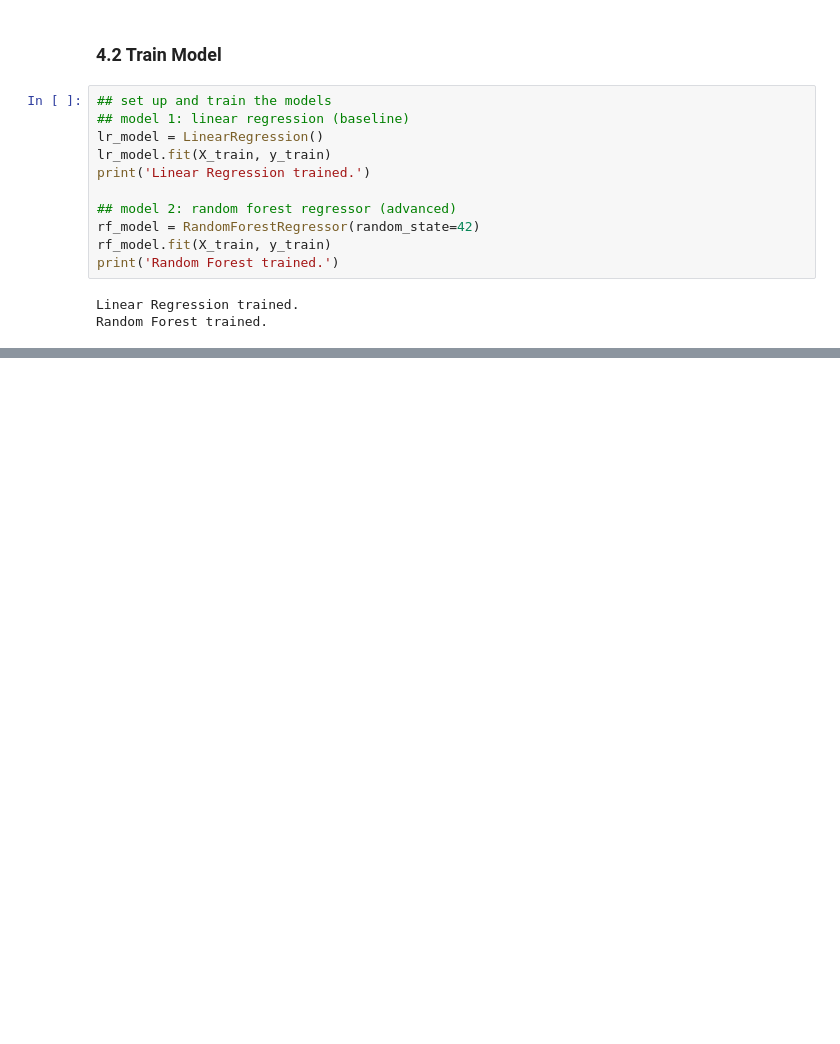
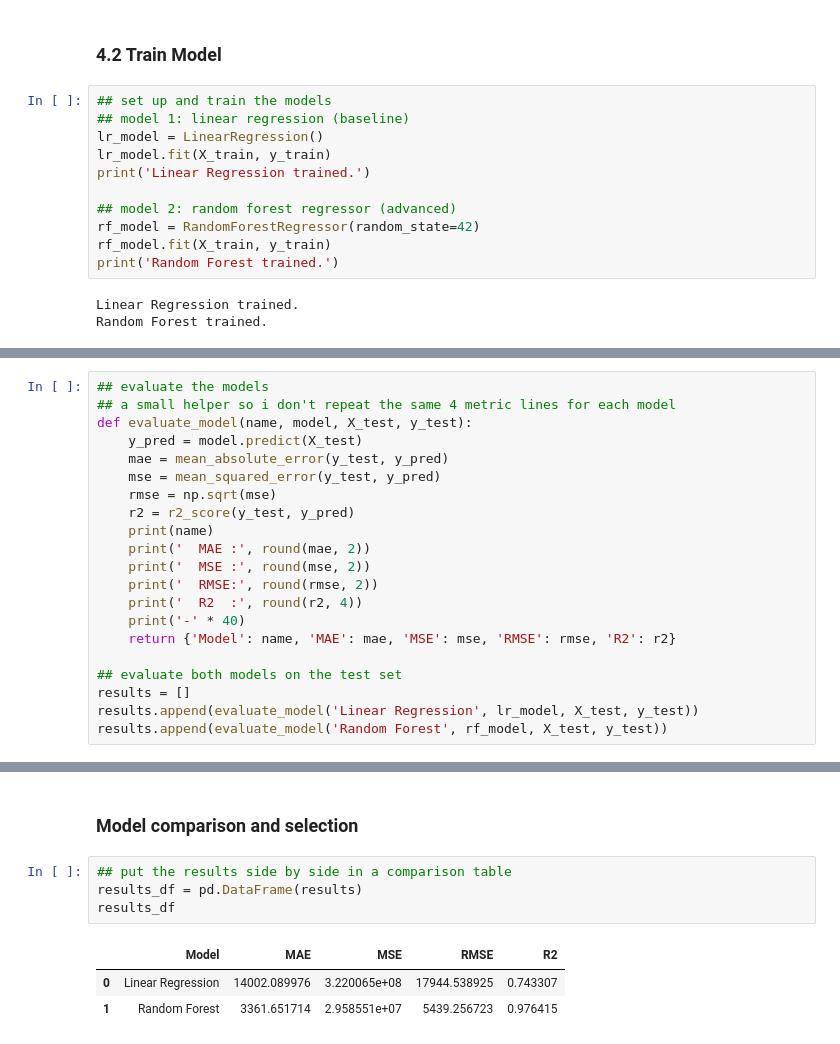
Before and after one commit to dinglberry444/mldp2026, a Jupyter notebook: MLDP Program Codes Submission Template.ipynb, the cells around one changed output, grey strips where cells are left out. Drawn from its saved outputs; the diff is of its cells as text; blank space fills up the shorter version.

```diff
--- a/MLDP Program Codes Submission Template.ipynb
+++ b/MLDP Program Codes Submission Template.ipynb
@@ -267,0 +277,21 @@ Random Forest trained.
+# %%
+## evaluate the models
+## a small helper so i don't repeat the same 4 metric lines for each model
+def evaluate_model(name, model, X_test, y_test):
+    y_pred = model.predict(X_test)
+    mae = mean_absolute_error(y_test, y_pred)
+    mse = mean_squared_error(y_test, y_pred)
+    rmse = np.sqrt(mse)
+    r2 = r2_score(y_test, y_pred)
+    print(name)
+    print('  MAE :', round(mae, 2))
+    print('  MSE :', round(mse, 2))
+    print('  RMSE:', round(rmse, 2))
+    print('  R2  :', round(r2, 4))
+    print('-' * 40)
+    return {'Model': name, 'MAE': mae, 'MSE': mse, 'RMSE': rmse, 'R2': r2}
+
+## evaluate both models on the test set
+results = []
+results.append(evaluate_model('Linear Regression', lr_model, X_test, y_test))
+results.append(evaluate_model('Random Forest', rf_model, X_test, y_test))
@@ -267,0 +311,10 @@ Random Forest trained.
+# %% [markdown]
+### Model comparison and selection
+# %%
+## put the results side by side in a comparison table
+results_df = pd.DataFrame(results)
+results_df
+# %% [output]
+|  | Model | MAE | MSE | RMSE | R2 |
+| 0 | Linear Regression | 14002.089976 | 3.220065e+08 | 17944.538925 | 0.743307 |
+| 1 | Random Forest | 3361.651714 | 2.958551e+07 | 5439.256723 | 0.976415 |
```
Also changed, not shown: parts of 13 cells of this notebook.
